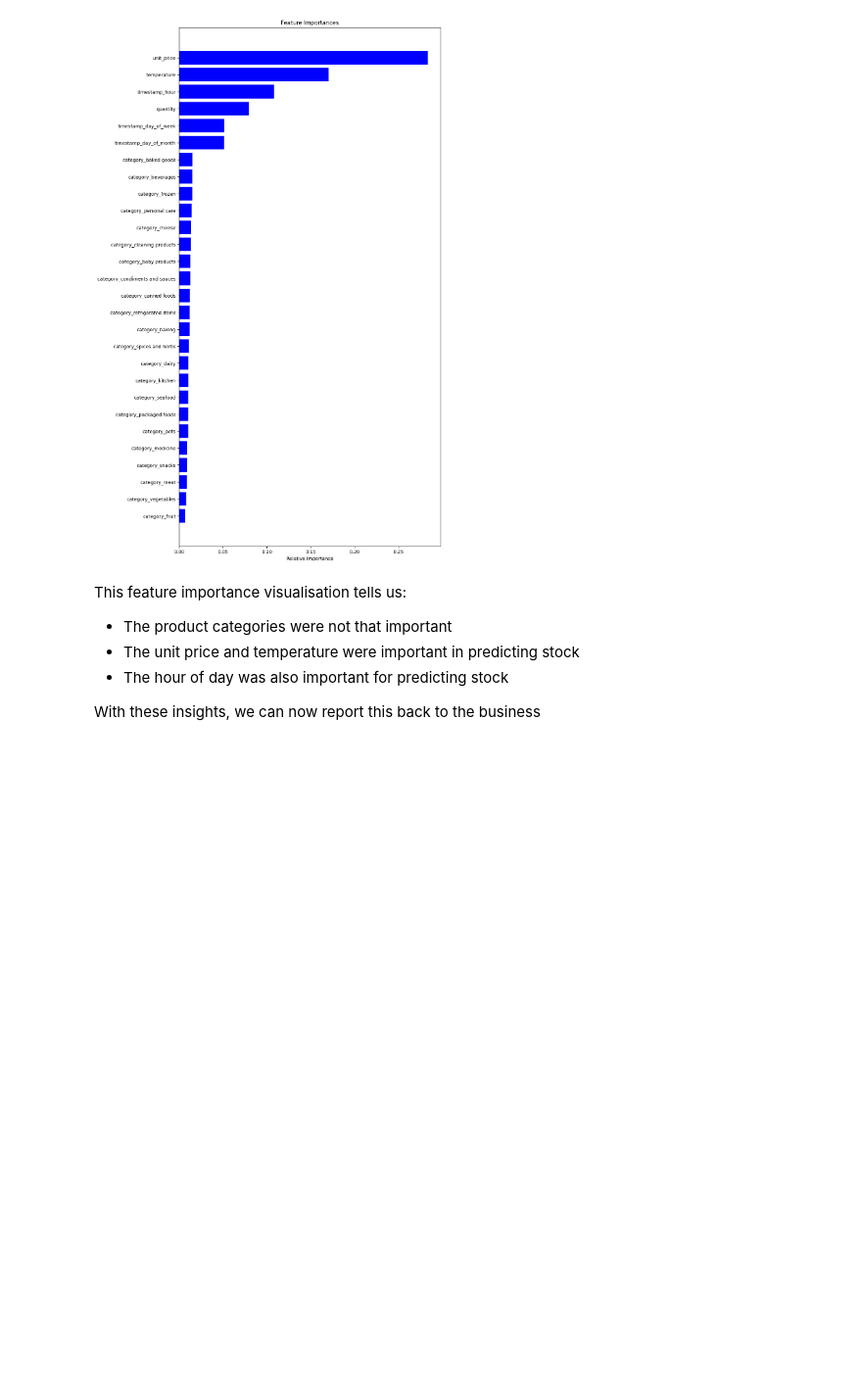
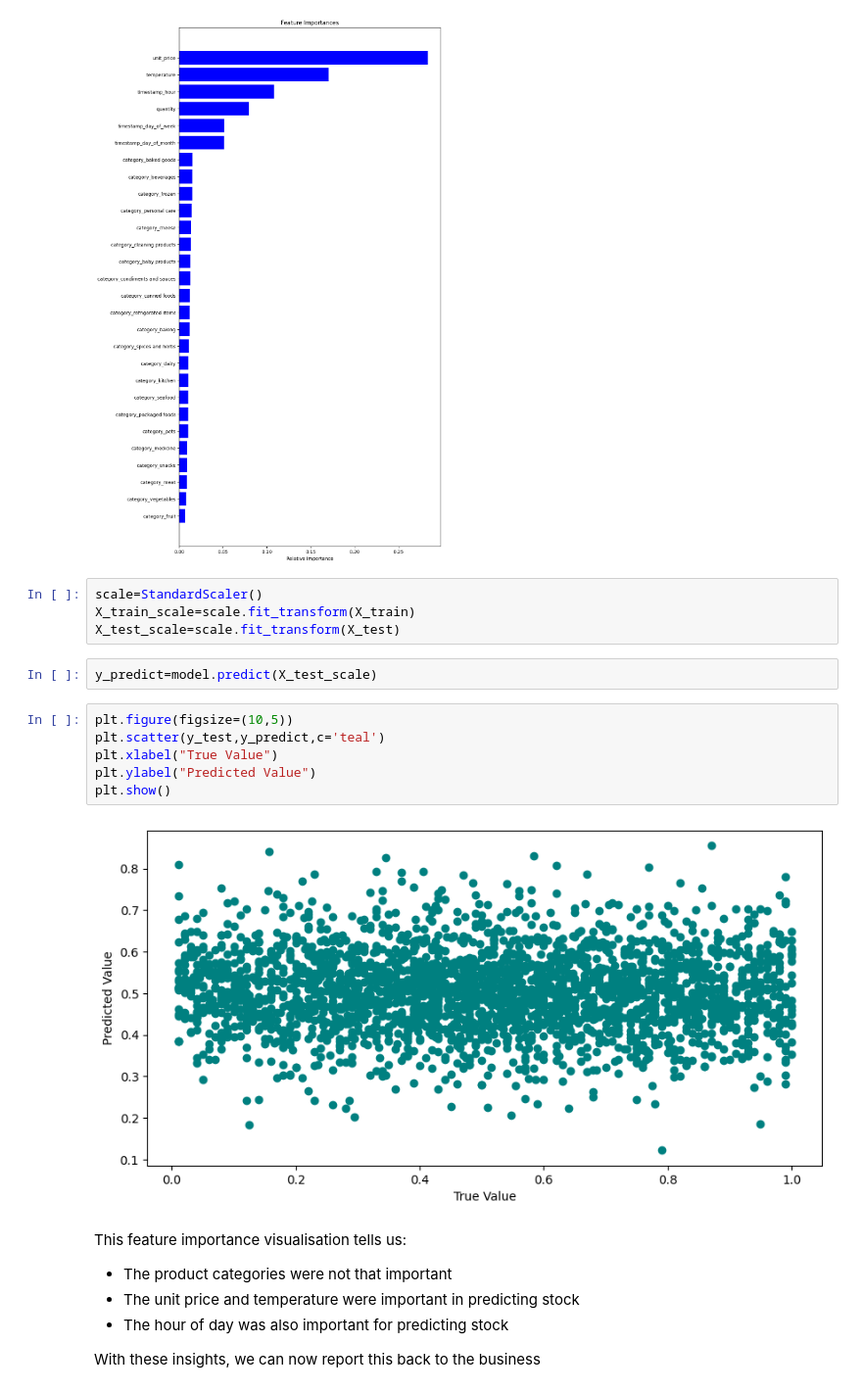
Before and after one commit to ayeshafirdose31/Cognizant_AI, a Jupyter notebook: modelling.ipynb, the cells around one changed output. Shown at 98% size. Cells and saved outputs as stored; diff of their text form; blank space fills up the shorter version.

```diff
--- a/modelling.ipynb
+++ b/modelling.ipynb
@@ -659,6 +659,20 @@ plt.xlabel('Relative Importance')
 plt.show()
 # %% [output]
 [figure]
+# %%
+scale=StandardScaler()
+X_train_scale=scale.fit_transform(X_train)
+X_test_scale=scale.fit_transform(X_test)
+# %%
+y_predict=model.predict(X_test_scale)
+# %%
+plt.figure(figsize=(10,5))
+plt.scatter(y_test,y_predict,c='teal')
+plt.xlabel("True Value")
+plt.ylabel("Predicted Value")
+plt.show()
+# %% [output]
+[figure, added]
 # %% [markdown]
 This feature importance visualisation tells us:
 
```
